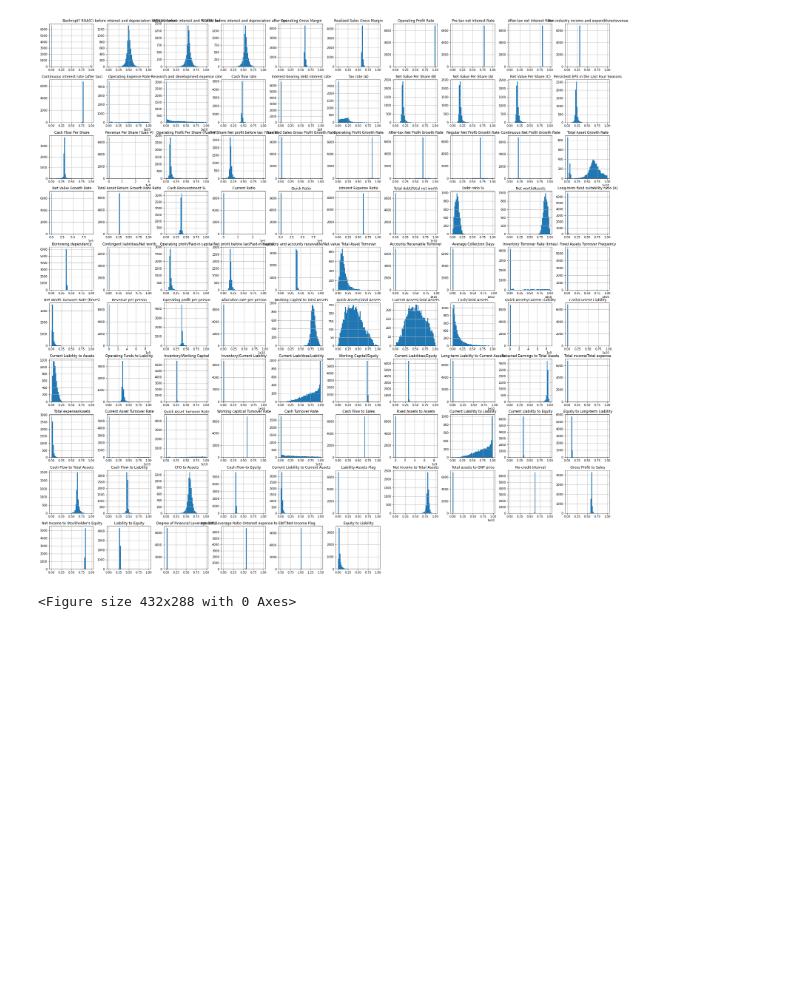
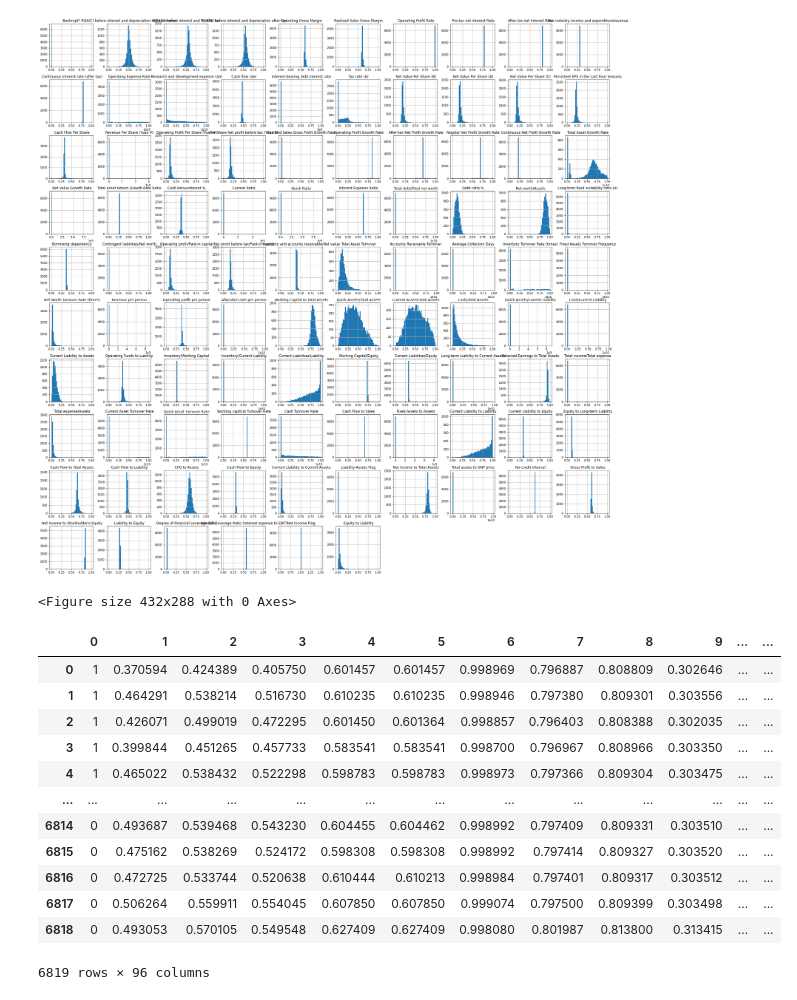
Before and after one commit to andresqb198/CompanyBankruptcyPrediction, a Jupyter notebook: Exploratory Data Analysis.ipynb, the cells around one changed output. Saved outputs shown, nothing was run; the diff lists cells and outputs as text; code cells hidden in the pictures; blank space fills up the shorter version.

```diff
--- a/Exploratory Data Analysis.ipynb
+++ b/Exploratory Data Analysis.ipynb
@@ -62,3 +63,24 @@ plt.savefig("varhist.jpg")
 # %% [output]
 [figure]
 <Figure size 432x288 with 0 Axes>
+# %%
+j = 0
+columns_df = df.columns
+for i in columns_df:
+    df.rename(columns={i:j},inplace=True)
+    j += 1
+df
+# %% [output]
+|  | 0 | 1 | 2 | 3 | 4 | 5 | 6 | 7 | 8 | 9 | ... | ... |
+| 0 | 1 | 0.370594 | 0.424389 | 0.405750 | 0.601457 | 0.601457 | 0.998969 | 0.796887 | 0.808809 | 0.302646 | ... | ... |
+| 1 | 1 | 0.464291 | 0.538214 | 0.516730 | 0.610235 | 0.610235 | 0.998946 | 0.797380 | 0.809301 | 0.303556 | ... | ... |
+| 2 | 1 | 0.426071 | 0.499019 | 0.472295 | 0.601450 | 0.601364 | 0.998857 | 0.796403 | 0.808388 | 0.302035 | ... | ... |
+| 3 | 1 | 0.399844 | 0.451265 | 0.457733 | 0.583541 | 0.583541 | 0.998700 | 0.796967 | 0.808966 | 0.303350 | ... | ... |
+| 4 | 1 | 0.465022 | 0.538432 | 0.522298 | 0.598783 | 0.598783 | 0.998973 | 0.797366 | 0.809304 | 0.303475 | ... | ... |
+| ... | ... | ... | ... | ... | ... | ... | ... | ... | ... | ... | ... | ... |
+| 6814 | 0 | 0.493687 | 0.539468 | 0.543230 | 0.604455 | 0.604462 | 0.998992 | 0.797409 | 0.809331 | 0.303510 | ... | ... |
+| 6815 | 0 | 0.475162 | 0.538269 | 0.524172 | 0.598308 | 0.598308 | 0.998992 | 0.797414 | 0.809327 | 0.303520 | ... | ... |
+| 6816 | 0 | 0.472725 | 0.533744 | 0.520638 | 0.610444 | 0.610213 | 0.998984 | 0.797401 | 0.809317 | 0.303512 | ... | ... |
+| 6817 | 0 | 0.506264 | 0.559911 | 0.554045 | 0.607850 | 0.607850 | 0.999074 | 0.797500 | 0.809399 | 0.303498 | ... | ... |
+| 6818 | 0 | 0.493053 | 0.570105 | 0.549548 | 0.627409 | 0.627409 | 0.998080 | 0.801987 | 0.813800 | 0.313415 | ... | ... |
+6819 rows × 96 columns
```
Also changed, not shown: parts of 6 cells of this notebook, 5 other files.
